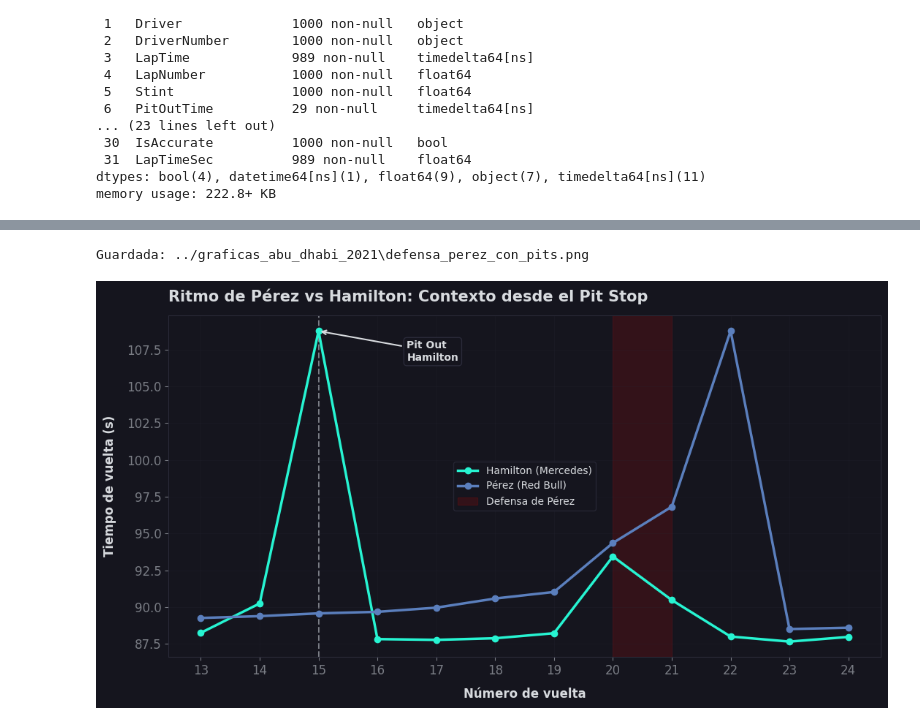
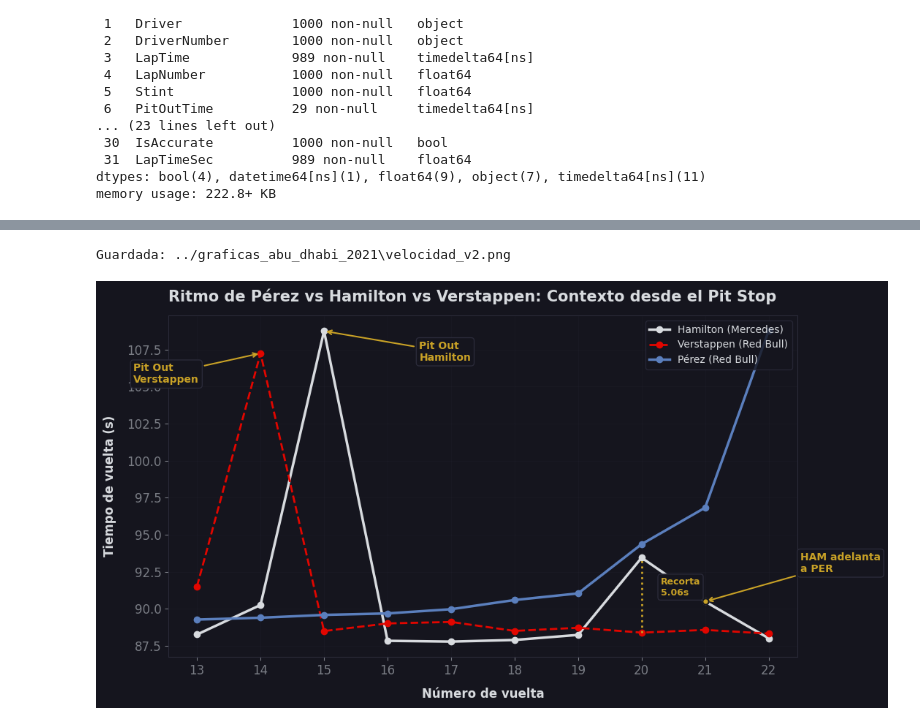
Before and after one commit to josgarciave/f1-data-science, a Jupyter notebook: notebooks/eda_abu_dhabi.ipynb, the cells around one changed output, grey strips where cells are left out. Cells and saved outputs as stored; diff of their text form; code cells hidden in the pictures.

Commit message:
feat: add exploratory data analysis notebook for the 2021 Abu Dhabi Grand Prix with visual exports

```diff
--- a/notebooks/eda_abu_dhabi.ipynb
+++ b/notebooks/eda_abu_dhabi.ipynb
@@ -163,15 +139,15 @@ memory usage: 222.8+ KB
 # %%
-# Filtrar VER y HAM en las últimas vueltas de la 49 a la 58
+# Filtrar Max (VER), Checo (PER) y Hamilton (HAM)  en las vueltas 13 a 22
 
-LAP_START, LAP_END = 49, 58
+LAP_START, LAP_END = 13, 22
 
-foc = df[(df["Driver"].isin(["VER", "HAM"])) & (df["LapNumber"].between(LAP_START, LAP_END))
+foc = df[(df["Driver"].isin(["VER", "PER", "HAM"])) & (df["LapNumber"].between(LAP_START, LAP_END))
 ].sort_values(["LapNumber", "Driver"]).copy()
 
 cols = [
     "Driver", "LapNumber", "LapTimeSec", "Compound", "TyreLife",
-    "FreshTyre", "Stint", "PitInTime", "PitOutTime", "Position",
+    "Stint", "PitInTime", "PitOutTime", "Position",
 ]
-print("Tabla comparativa VER vs HAM (últimas vueltas)")
+print("Tabla comparativa MAX vs PER vs HAM ")
 print(foc[cols].to_string(index=False))
 # %% [output]
@@ -307,51 +280,78 @@ Guardada: ../graficas_abu_dhabi_2021\ritmo_ver_ham_abu_dhabi_2021.png
 # %%
 # defensa_perez_con_pits.png
-# Ampliamos el rango desde la vuelta 13 para capturar el Pit Stop de Hamilton
-LAP_DEF_START, LAP_DEF_END = 13, 24
-
-def_df = df[(df["Driver"].isin(["HAM", "PER"])) & (df["LapNumber"].between(LAP_DEF_START, LAP_DEF_END))].copy()
-
-ham_def = def_df[def_df["Driver"] == "HAM"].set_index("LapNumber")["LapTimeSec"]
-per_def = def_df[def_df["Driver"] == "PER"].set_index("LapNumber")["LapTimeSec"]
+ham_def = foc[foc["Driver"] == "HAM"].set_index("LapNumber")["LapTimeSec"]
+per_def = foc[foc["Driver"] == "PER"].set_index("LapNumber")["LapTimeSec"]
+ver_def = foc[foc["Driver"] == "VER"].set_index("LapNumber")["LapTimeSec"]
 
 fig, ax = plt.subplots(figsize=(11, 6))
 
 # Gráficas de líneas
 ax.plot(ham_def.index, ham_def.values, marker="o",
-        label="Hamilton (Mercedes)", color="#27F4D2", linewidth=2.5, markersize=6)
+        label="Hamilton (Mercedes)", color=SILVER, linewidth=2.5, markersize=6)
+ax.plot(ver_def.index, ver_def.values, marker="o",
+        label="Verstappen (Red Bull)", color=F1_RED, linewidth=2, linestyle='--', markersize=6)
 ax.plot(per_def.index, per_def.values, marker="o",
         label="Pérez (Red Bull)", color=PEREZ_BLUE, linewidth=2.5, markersize=6)
 
-# Sombreado del tramo de defensa extrema (Vueltas 20 a 21)
-ax.axvspan(20, 21, color=F1_RED, alpha=0.15, label="Defensa de Pérez")
+"""# Sombreado del tramo de defensa extrema (Vueltas 20 a 21)
+ax.axvspan(20, 21, color=ACCENT_GOLD, alpha=0.15, label="Defensa de Pérez")"""
 
-# Hamilton salió de boxes en la vuelta 15 (su 'out-lap' es más lenta)
-ax.axvline(x=15, color=SILVER_DIM, linestyle="--", linewidth=1.5, zorder=1)
-# Añadimos una flecha y texto explicativo
+# Verstappen salió de boxes en la vuelta 14
+# ax.axvline(x=14, color=SILVER_DIM, linestyle="--", linewidth=1.5, zorder=1)
+ax.annotate("Pit Out\nVerstappen",
+            xy=(14, ver_def.loc[14]),
+            xytext=(12, ver_def.loc[14] - 2),
+            arrowprops=dict(facecolor=ACCENT_GOLD, edgecolor=ACCENT_GOLD, arrowstyle="->", lw=1.5),
+            color=ACCENT_GOLD, fontweight="bold", fontsize=10,
+            bbox=dict(boxstyle="round,pad=0.3", fc=CARBON, ec=GRID_COLOR))
+
+# Hamilton salió de boxes en la vuelta 15
+# ax.axvline(x=15, color=SILVER_DIM, linestyle="--", linewidth=1.5, zorder=1)
 ax.annotate("Pit Out\nHamilton",
             xy=(15, ham_def.loc[15]),
             xytext=(16.5, ham_def.loc[15] - 2),
-            arrowprops=dict(facecolor=SILVER, edgecolor=SILVER, arrowstyle="->", lw=1.5),
-            color=SILVER, fontweight="bold", fontsize=10,
+            arrowprops=dict(facecolor=ACCENT_GOLD, edgecolor=ACCENT_GOLD, arrowstyle="->", lw=1.5),
+            color=ACCENT_GOLD, fontweight="bold", fontsize=10,
             bbox=dict(boxstyle="round,pad=0.3", fc=CARBON, ec=GRID_COLOR))
+
+# Tiempo recortado por Max en la vuelta 20
+delta_v20 = ham_def.loc[20] - ver_def.loc[20]
+
+ax.plot([20, 20], [ver_def.loc[20], ham_def.loc[20]], color=ACCENT_GOLD, linestyle=":", linewidth=2, zorder=4)
+
+ax.annotate(f"Recorta\n{delta_v20:.2f}s",
+            xy=(20, (ham_def.loc[20] + ver_def.loc[20]) / 2),
+            xytext=(20.3, (ham_def.loc[20] + ver_def.loc[20]) / 2),
+            color=ACCENT_GOLD, fontweight="bold", fontsize=9,
+            bbox=dict(boxstyle="round,pad=0.3", fc=CARBON, ec=GRID_COLOR))
+
+# Hamilton adelanta a Pérez en la vuelta 21
+ax.scatter(21, ham_def.loc[21], color=ACCENT_GOLD, edgecolors=CARBON, linewidths=1.5, zorder=5)
+ax.annotate("HAM adelanta\na PER",
+            xy=(21, ham_def.loc[21]),
+            xytext=(22.5, ham_def.loc[21] + 2),
+            arrowprops=dict(facecolor=ACCENT_GOLD, edgecolor=ACCENT_GOLD, arrowstyle="->", lw=1.5),
+            color=ACCENT_GOLD, fontweight="bold", fontsize=10,
+            bbox=dict(boxstyle="round,pad=0.3", fc=CARBON, ec=GRID_COLOR))
+
 
 # Etiquetas y formato
 ax.set_xlabel("Número de vuelta", fontweight="bold", labelpad=10)
 ax.set_ylabel("Tiempo de vuelta (s)", fontweight="bold", labelpad=10)
-style_ax(ax, "Ritmo de Pérez vs Hamilton: Contexto desde el Pit Stop")
+style_ax(ax, "Ritmo de Pérez vs Hamilton vs Verstappen: Contexto desde el Pit Stop")
 
 # Mejorar el formato del eje X para que muestre cada vuelta
-ax.set_xticks(range(LAP_DEF_START, LAP_DEF_END + 1))
+ax.set_xticks(range(13, 23))
 ax.yaxis.set_major_locator(ticker.MaxNLocator(10))
 
 # Leyenda
-legend = ax.legend(facecolor=CARBON, edgecolor=GRID_COLOR, fontsize=10)
+legend = ax.legend(facecolor=CARBON, edgecolor=GRID_COLOR, fontsize=10, loc="upper right")
 for text in legend.get_texts():
     text.set_color(SILVER)
 
 # Guardar Grafica
 fig.tight_layout()
-save(fig, "defensa_perez_con_pits.png")
+save(fig, "velocidad_v2.png")
 # %% [output]
-Guardada: ../graficas_abu_dhabi_2021\defensa_perez_con_pits.png
+Guardada: ../graficas_abu_dhabi_2021\velocidad_v2.png
-[figure, old version]
+[figure, new version]
```
Also changed, not shown: parts of 15 cells of this notebook, 8 other files.
